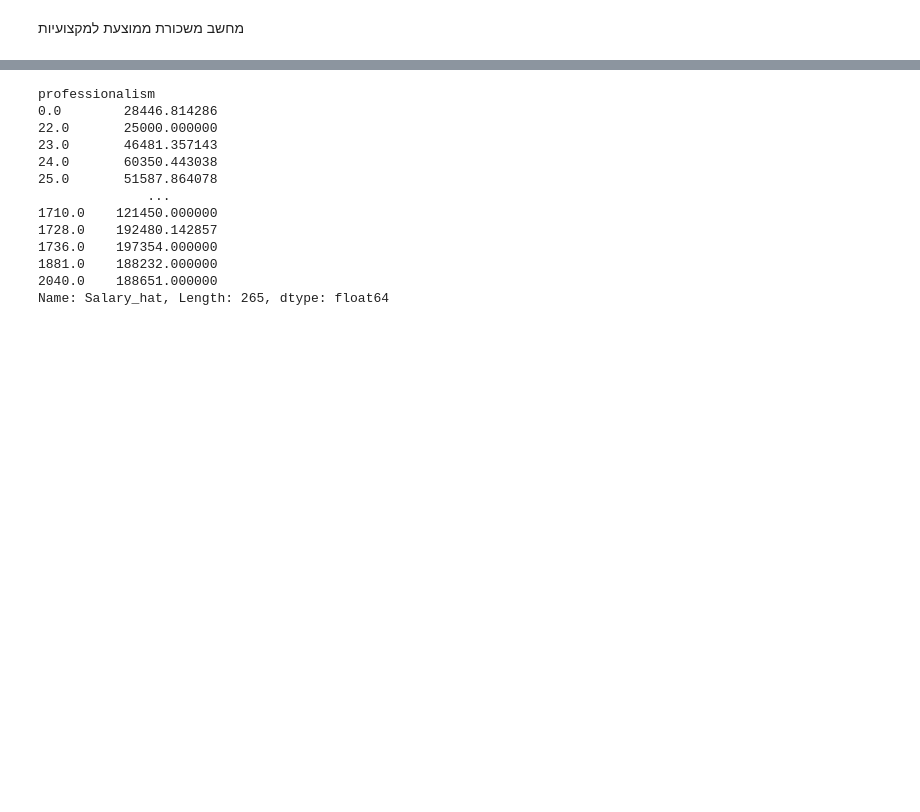
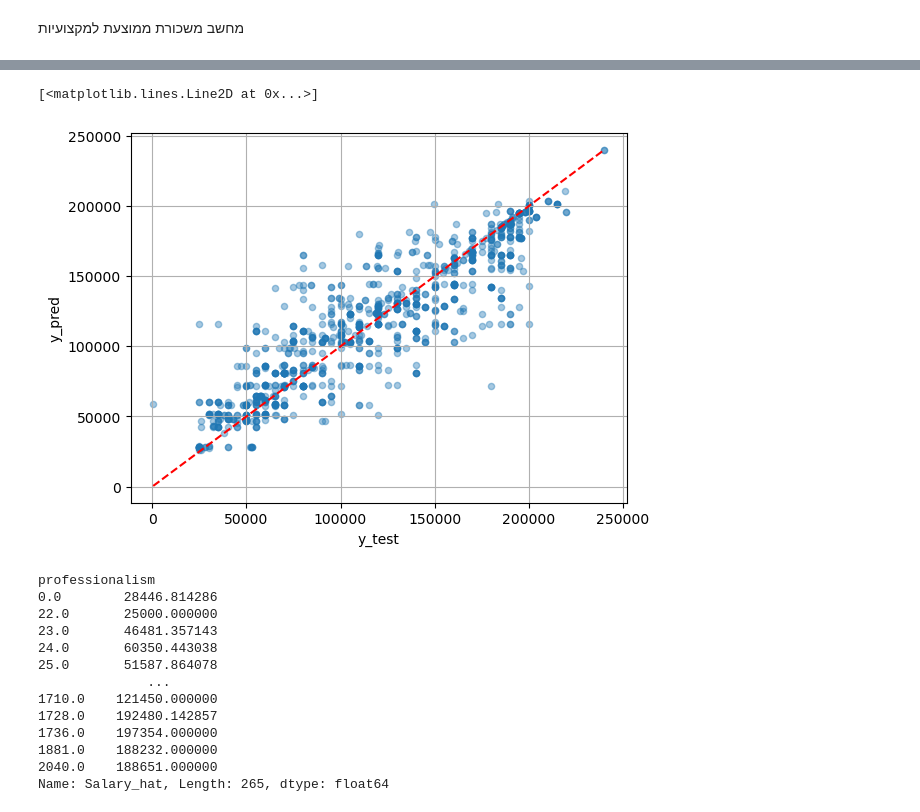
Before and after one commit to myeran/Regression_project_raz, a Jupyter notebook: Liner_reg2.ipynb, the cells around one changed output, grey strips where cells are left out. Drawn from its saved outputs; the diff is of its cells as text; code cells hidden in the pictures; blank space fills up the shorter version.

Commit message:
scatter

```diff
--- a/Liner_reg2.ipynb
+++ b/Liner_reg2.ipynb
@@ -122,8 +122,14 @@ class MyModel:
         return out
 # %%
-reg = MyModel(col = "Age")
-reg.fit(X_train, y_train)
-y_pred = reg.predict(X_test)
-my_score = my_stupid_evaluation_function(y_test, y_pred, tolerance = 0.1)
-print(my_score)
-mean_absolute_error(y_test, y_pred)
+score_board = {}
+score_board_mse = {}
+for col in X_train.columns:
+    reg = MyModel(col = col)
+    reg.fit(X_train, y_train)
+    y_pred = reg.predict(X_test)
+
+    my_score = my_stupid_evaluation_function(y_test, y_pred, tolerance = 0.1)
+    score_board[col] = my_score
+
+    my_mse = mean_absolute_error(y_test, y_pred)
+    score_board_mse[col] = my_mse
@@ -137,0 +151,5 @@ mean_absolute_error(y_test, y_pred)
+# %%
+#we found that professionalism yield the best score
+reg = MyModel(col = "professionalism")
+reg.fit(X_train, y_train)
+y_pred = reg.predict(X_test)
@@ -138,3 +173,25 @@ mean_absolute_error(y_test, y_pred)
+# %%
+best_col = pd.Series(score_board).idxmax()
+
+#we found that professionalism yield the best score
+reg = MyModel(col = best_col)
+reg.fit(X_train, y_train)
+y_pred = reg.predict(X_test)
+
+"""2/3 ways for join """
+y_test.to_frame().join(y_pred)
+evaluation_df = pd.DataFrame({"y_test":y_test,"y_pred":y_pred})
+# %%
+# Sample data (replace these with your actual data)
+evaluation_df = pd.DataFrame({'y_test': y_test, 'y_pred': y_pred})
+
+# Create a scatter plot using DataFrame column names
+evaluation_df.plot.scatter('y_test', 'y_pred', alpha=0.4, grid=True)
+
+plt.plot([min(y_test), max(y_test)], [min(y_test), max(y_test)], color='red', linestyle='--')  # 45-degree line
+# %% [output]
+[<matplotlib.lines.Line2D at 0x...>]
+[figure, added]
 # %%
 reg.professionalism_salary_mapper_
 # %% [output]
```
Also changed, not shown: parts of 6 cells of this notebook.
